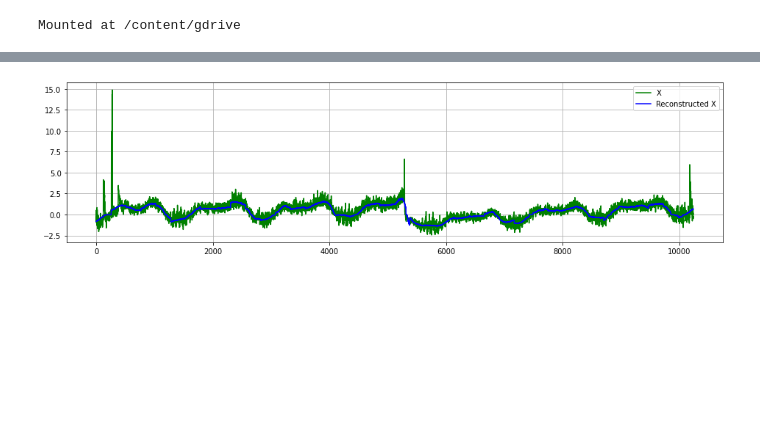
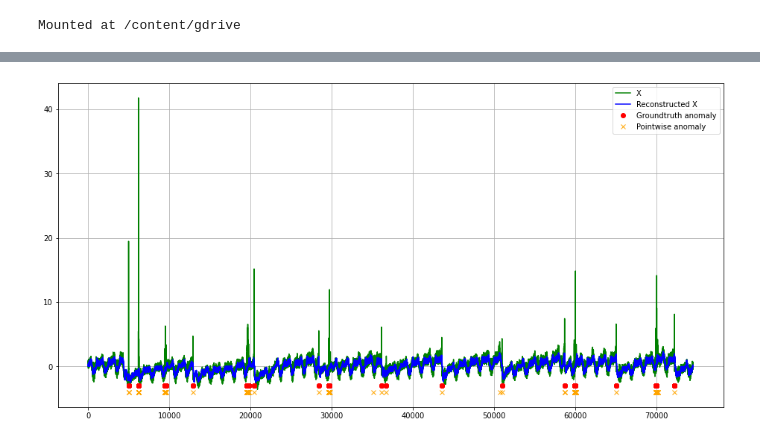
Before and after one commit to zloelias/hse-project-vae-lstm, a Jupyter notebook: vae.ipynb, the cells around one changed output, grey strips where cells are left out. Cells and saved outputs as stored; diff of their text form; code cells hidden in the pictures; blank space fills up the shorter version.

Commit message:
Colaboratory. Add anomaly detection

```diff
--- a/vae.ipynb
+++ b/vae.ipynb
@@ -215,26 +224,41 @@ import pickle
 
 with open('/content/gdrive/My Drive/Colab Notebooks/hse-project-vae-lstm/vae.pcl', 'wb') as f:
     pickle.dump(vae, f)
-# %%
-temp = []
-for i in tqdm(range(60000, 70000, test_dataset.window_len)):
-    temp.append(torch.unsqueeze(test_dataset.features[i], 0))
-
-#x = torch.Tensor(len(temp), 1, test_dataset.window_len)
-x = torch.cat(temp, out=x)
-x = torch.reshape(x, (len(temp), 1, test_dataset.window_len))
-x_recon, mu, logvar = vae(x)
-# %%
-
-fig, ax = plt.subplots(figsize=(16, 4))
-
-ax.plot(x.reshape(-1), color='green', label='X')
-ax.plot(x_recon.reshape(-1).detach(), color='blue', label='Reconstructed X')
-ax.legend()
-
-ax.grid()
-
-#fig.savefig('/content/gdrive/My Drive/Colab Notebooks/hse-project-vae-lstm/reconstructed.png')
-plt.show()
-# %% [output]
-[figure, removed]
+# %%
+X, L, Y = [], [], []
+skip = 0
+MAE_total = []
+X = np.array([])
+X_recon = np.array([])
+MAE = np.array([])
+L = np.array([])
+for x, w, l, y in test_dataloader:
+    #X.append(x[0])
+    #L.append(l[0])
+    #Y.append(Y[0])
+    #skip += 1
+    x_recon, mu, logvar = vae(x)
+    MAE_total.append(torch.abs(x_recon - x).sum().detach().numpy() / (x.shape[0] * x.shape[2]))
+    X = np.concatenate((X, x[:,0,-1].detach().numpy()))
+    X_recon = np.concatenate((X_recon, x_recon[:,0,-1].detach().numpy()))
+    MAE = np.concatenate((MAE, torch.abs(x_recon[:,0,-1] - x[:,0,-1]).detach().numpy()))
+    L = np.concatenate((L, l.detach().numpy()))
+# %%
+
+fig, ax = plt.subplots(figsize=(16, 8))
+
+ts = range(len(X))
+ts_anomaly = np.argwhere(L > 0).reshape(-1)
+pointwise_anomaly = np.argwhere(MAE > 60*np.std(MAE_total))
+
+ax.plot(ts, X[ts], color='green', label='X')
+ax.plot(ts, X_recon[ts], color='blue', label='Reconstructed X')
+ax.plot(ts_anomaly, [-3]*len(ts_anomaly), 'o', color='red', label='Groundtruth anomaly')
+ax.plot(pointwise_anomaly, [-4]*len(pointwise_anomaly), 'x', color='orange', label='Pointwise anomaly')
+ax.legend()
+
+ax.grid()
+
+plt.show()
+# %% [output]
+[figure, added]
```
Also changed, not shown: parts of 3 cells of this notebook.
